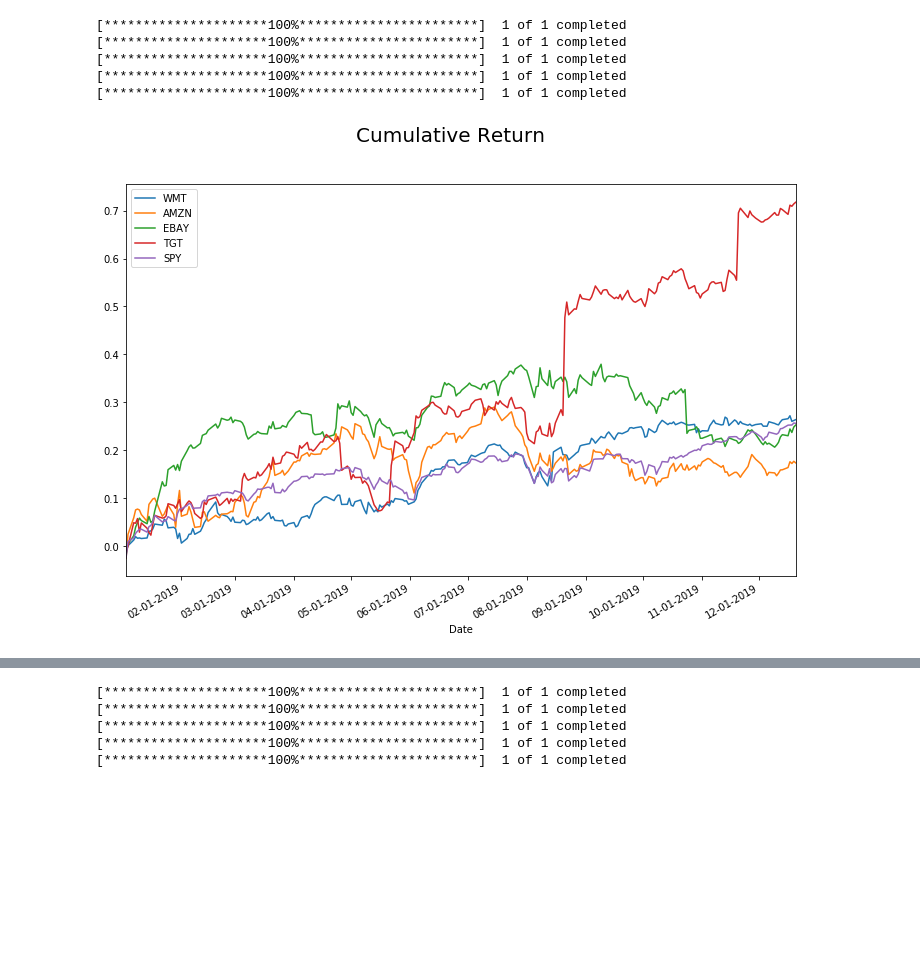
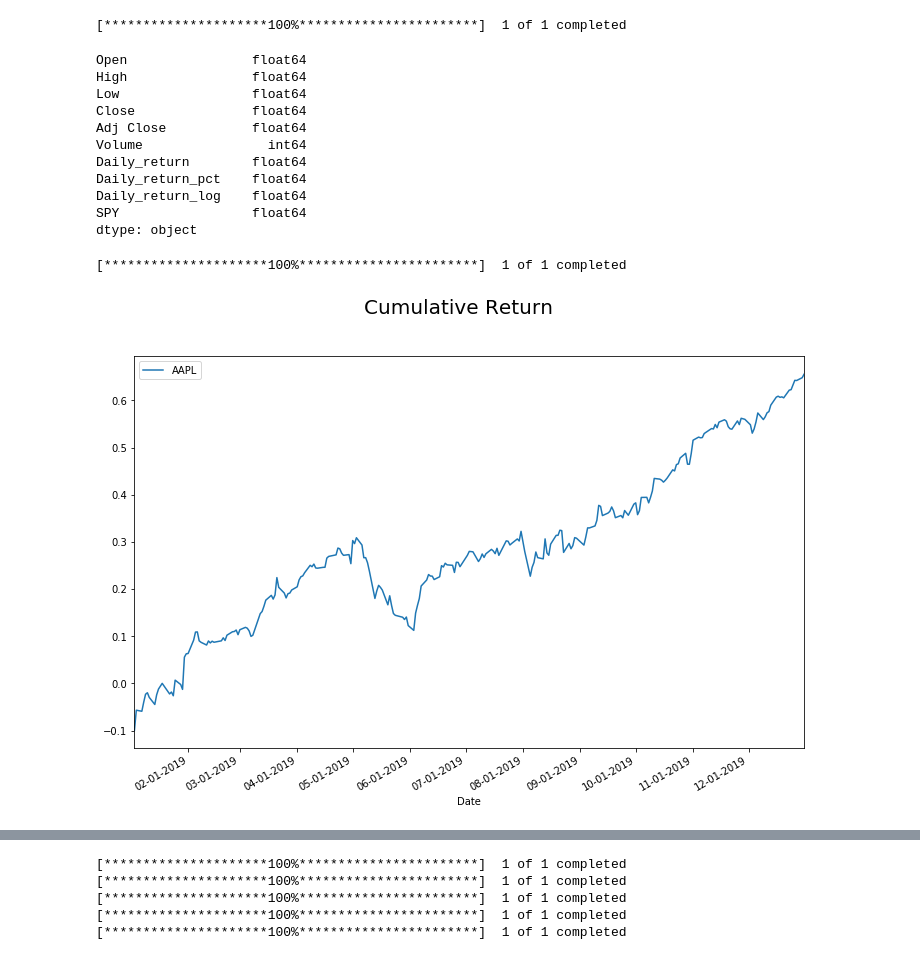
Before and after one commit to angelotc/Decomposition-of-Retail-Companies, a Jupyter notebook: Seasonal Decomposition of Retail Companies.ipynb, the cells around one changed output, grey strips where cells are left out. Drawn from its saved outputs; the diff is of its cells as text; code cells hidden in the pictures; blank space fills up the shorter version.

Commit message:
quarterly cumulative returns

```diff
--- a/Seasonal Decomposition of Retail Companies.ipynb
+++ b/Seasonal Decomposition of Retail Companies.ipynb
@@ -12,6 +12,32 @@ for _ in range(2010,2018+1):
     end_dates.append(end_date)
 
 tickers_str = ["WMT","AMZN","EBAY","TGT","SPY"]
+ticker = "SPY"
+year = "2018"
+# %%
+start_date,end_date = year + "-01-01", str(int(year)+1) + "-01-31"
+data = yf.download(ticker , start = start_date , end = end_date)
+data['Daily_return']=data['Close']/data['Close'].shift(1)-1
+data['Daily_return_pct'] = data['Close'].pct_change(1)
+data['Daily_return_log'] = np.log(data['Close']/data['Close'].shift(1))
+# Cumulative Returns
+data[ ticker] = np.cumsum(data['Daily_return'])
+# %% [output]
+[*********************100%***********************]  1 of 1 completed
+# %%
+data.dtypes
+# %% [output]
+Open                float64
+High                float64
+Low                 float64
+Close               float64
+Adj Close           float64
+Volume                int64
+Daily_return        float64
+Daily_return_pct    float64
+Daily_return_log    float64
+SPY                 float64
+dtype: object
 # %%
 def cumulative_return(year:int,tickers:[str]):
     import matplotlib.pyplot as plt
@@ -22,23 +48,19 @@ def cumulative_return(year:int,tickers:[str]):
     ax.xaxis.set_major_locator(mdates.MonthLocator(interval=1))
     ax.xaxis.set_major_formatter(DateFormatter("%m-%d-%Y"))
     year = str(year)
-    for ticker in tickers_str:
-        start_date,end_date = year + "-01-01", str(int(year)+1) + "-01-31"
+    for ticker in tickers:
+        start_date,end_date = year + "-01-01", year + "-12-31"
         data = yf.download(ticker , start = start_date , end = end_date)
         data['Daily_return']=data['Close']/data['Close'].shift(1)-1
         data['Daily_return_pct'] = data['Close'].pct_change(1)
         data['Daily_return_log'] = np.log(data['Close']/data['Close'].shift(1))
         # Cumulative Returns
-        data[ ticker] = np.cumsum(data['Daily_return'])
-        data[ ticker][1:].plot() # skip first line
+        data[ticker] = np.cumsum(data['Daily_return'])
+        data[ticker][1:].plot() # skip first line
     plt.legend()
     plt.suptitle('Cumulative Return', fontsize=20)
 # %%
-cumulative_return(2019,tickers_str)
+cumulative_return(2019, ['AAPL'])
 # %% [output]
 [*********************100%***********************]  1 of 1 completed
-[*********************100%***********************]  1 of 1 completed
-[*********************100%***********************]  1 of 1 completed
-[*********************100%***********************]  1 of 1 completed
-[*********************100%***********************]  1 of 1 completed
-[figure, old version]
+[figure, new version]
```
Also changed, not shown: parts of 3 cells of this notebook.
